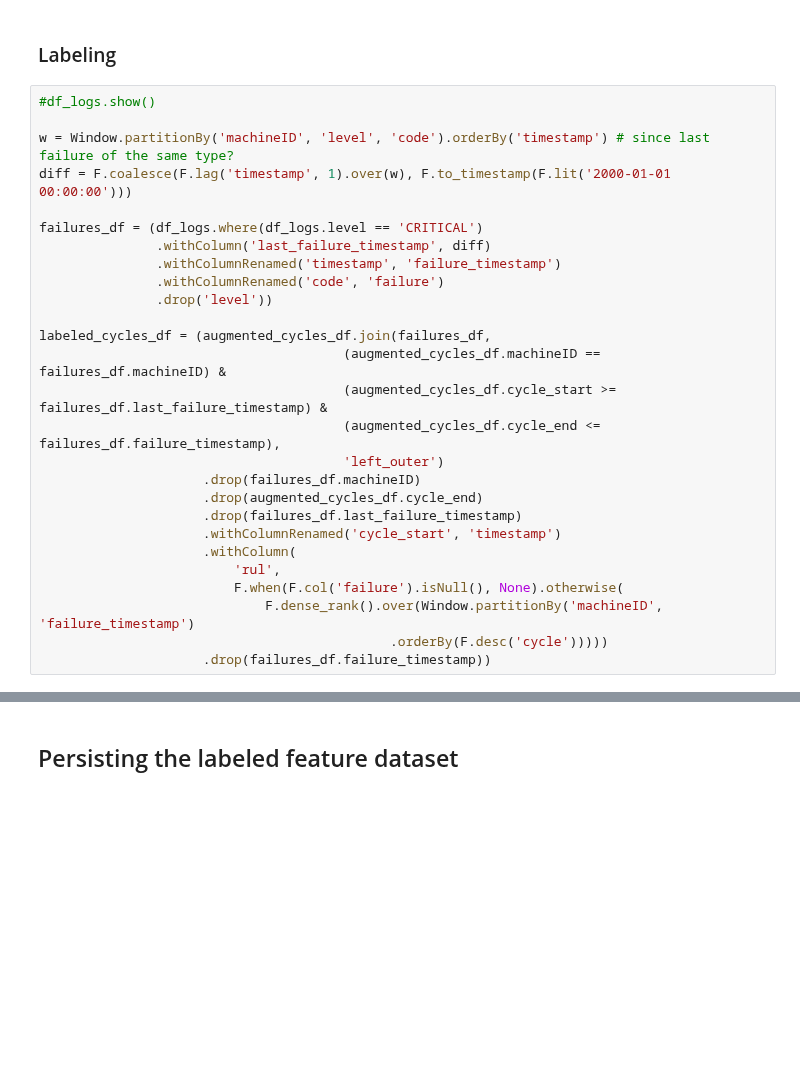
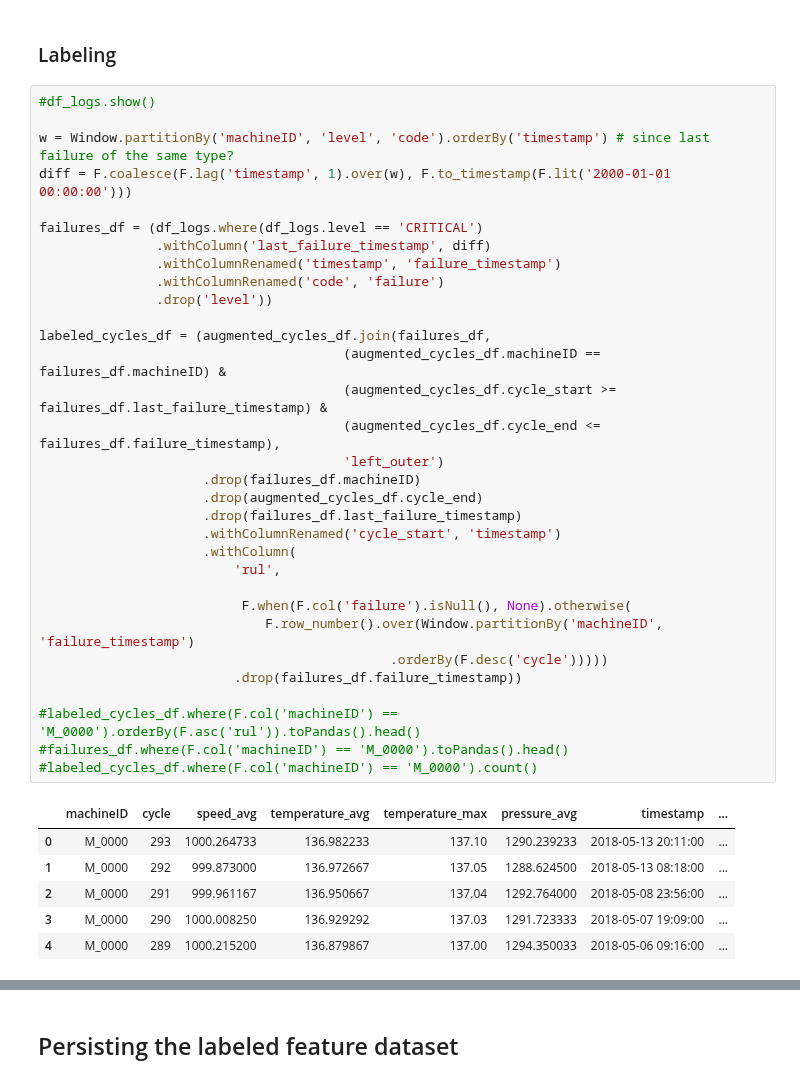
Before and after one commit to Azure/AI-PredictiveMaintenance, a Jupyter notebook: src/AML/Notebooks/FeatureEngineering-experimental.ipynb, the cells around one changed output, grey strips where cells are left out. Drawn from its saved outputs; the diff is of its cells as text; blank space fills up the shorter version.

```diff
--- a/src/AML/Notebooks/FeatureEngineering-experimental.ipynb
+++ b/src/AML/Notebooks/FeatureEngineering-experimental.ipynb
@@ -147,28 +144,40 @@ augmented_cycles_df = cycles_df.withColumn('rolling_average', F.avg("temperature
 # %%
 #df_logs.show()
 
 w = Window.partitionBy('machineID', 'level', 'code').orderBy('timestamp') # since last failure of the same type?
 diff = F.coalesce(F.lag('timestamp', 1).over(w), F.to_timestamp(F.lit('2000-01-01 00:00:00')))
 
 failures_df = (df_logs.where(df_logs.level == 'CRITICAL')
                .withColumn('last_failure_timestamp', diff)
                .withColumnRenamed('timestamp', 'failure_timestamp')
                .withColumnRenamed('code', 'failure')
                .drop('level'))
 
 labeled_cycles_df = (augmented_cycles_df.join(failures_df,
                                        (augmented_cycles_df.machineID == failures_df.machineID) &
                                        (augmented_cycles_df.cycle_start >= failures_df.last_failure_timestamp) &
                                        (augmented_cycles_df.cycle_end <= failures_df.failure_timestamp),
                                        'left_outer')
                      .drop(failures_df.machineID)
                      .drop(augmented_cycles_df.cycle_end)
                      .drop(failures_df.last_failure_timestamp)
                      .withColumnRenamed('cycle_start', 'timestamp')
                      .withColumn(
                          'rul',
-                         F.when(F.col('failure').isNull(), None).otherwise(
-                             F.dense_rank().over(Window.partitionBy('machineID', 'failure_timestamp')
+
+                          F.when(F.col('failure').isNull(), None).otherwise(
+                             F.row_number().over(Window.partitionBy('machineID', 'failure_timestamp')
                                              .orderBy(F.desc('cycle')))))
-                     .drop(failures_df.failure_timestamp))
+                         .drop(failures_df.failure_timestamp))
+
+#labeled_cycles_df.where(F.col('machineID') == 'M_0000').orderBy(F.asc('rul')).toPandas().head()
+#failures_df.where(F.col('machineID') == 'M_0000').toPandas().head()
+#labeled_cycles_df.where(F.col('machineID') == 'M_0000').count()
+# %% [output]
+|  | machineID | cycle | speed_avg | temperature_avg | temperature_max | pressure_avg | timestamp | ... |
+| 0 | M_0000 | 293 | 1000.264733 | 136.982233 | 137.10 | 1290.239233 | 2018-05-13 20:11:00 | ... |
+| 1 | M_0000 | 292 | 999.873000 | 136.972667 | 137.05 | 1288.624500 | 2018-05-13 08:18:00 | ... |
+| 2 | M_0000 | 291 | 999.961167 | 136.950667 | 137.04 | 1292.764000 | 2018-05-08 23:56:00 | ... |
+| 3 | M_0000 | 290 | 1000.008250 | 136.929292 | 137.03 | 1291.723333 | 2018-05-07 19:09:00 | ... |
+| 4 | M_0000 | 289 | 1000.215200 | 136.879867 | 137.00 | 1294.350033 | 2018-05-06 09:16:00 | ... |
 # %%
```
Also changed, not shown: parts of 8 cells of this notebook, 2 other files.
